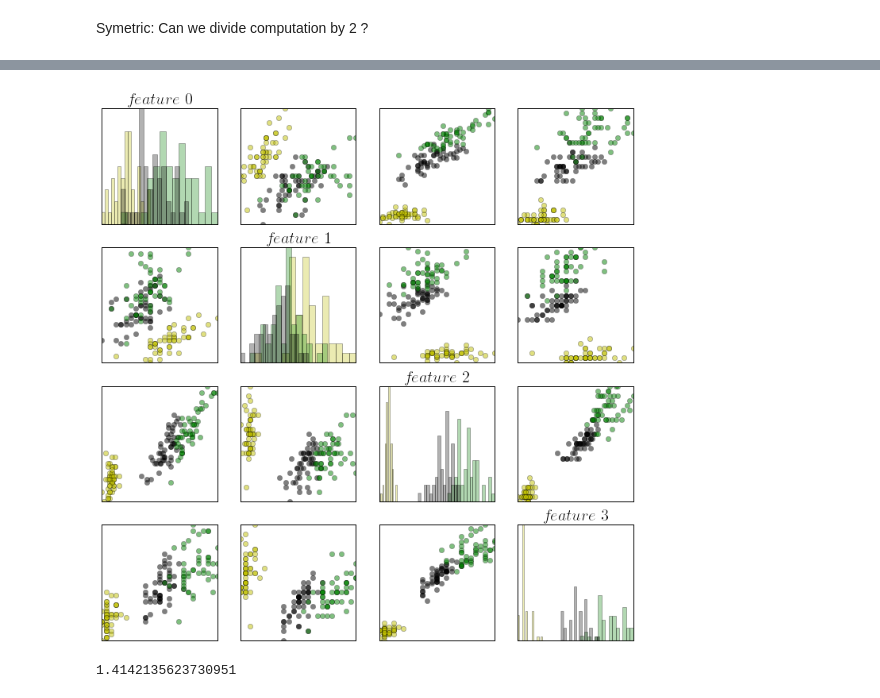
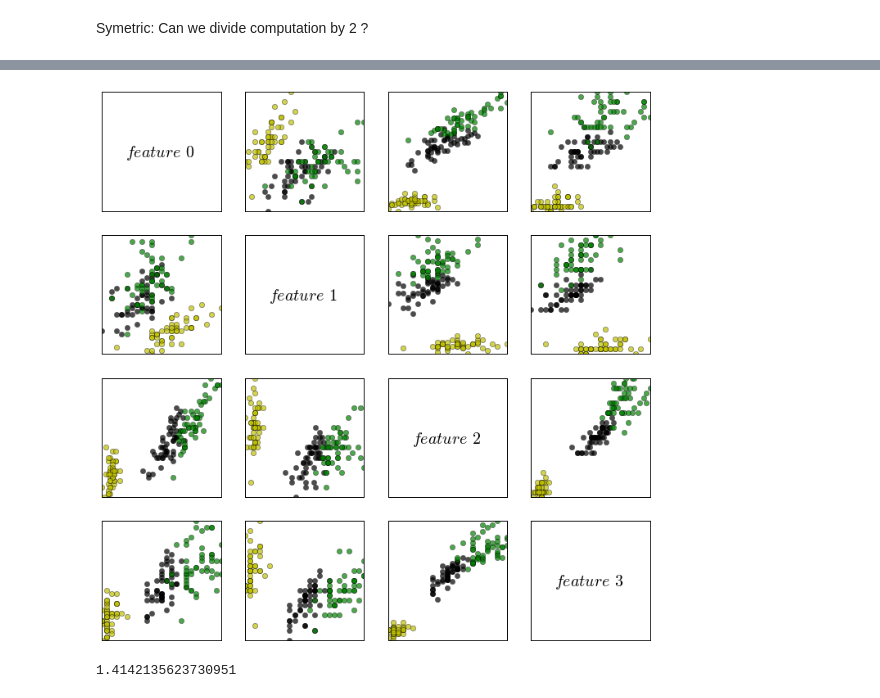
Before and after one commit to ggila/allez, a Jupyter notebook: machine_learning/knn.ipynb, the cells around one changed output, grey strips where cells are left out. Saved outputs shown, nothing was run; the diff lists cells and outputs as text; code cells hidden in the pictures.

```diff
--- a/machine_learning/knn.ipynb
+++ b/machine_learning/knn.ipynb
@@ -149,0 +141,17 @@ Symetric: Can we divide computation by 2 ?
+# %%
+plt.clf()
+
+fig, axes = plt.subplots(4,1)
+fig.set_figheight(15)
+
+for i, ax in enumerate(axes):
+    m = min(min(seto[:,i]), min(versicolo[:,i]), min(virginic[:,i]))
+    M = max(max(seto[:,i]), max(versicolo[:,i]), max(virginic[:,i]))
+    ax.xaxis.set_ticks([m, M])
+    ax.yaxis.set_ticks([])
+    l = np.linspace(m, M, 25)
+    ax.hist(seto[:,i], l, color='y', alpha=0.5)
+    ax.hist(versicolo[:,i], l, color='k', alpha=0.5)
+    ax.hist(virginic[:,i], l, color='g', alpha=0.5)
+
+plt.show()
@@ -150,36 +161,30 @@ Symetric: Can we divide computation by 2 ?
 # %%
-
-
-seto = np.array(setoa, dtype=float)
-versicolo = np.array(versicolor, dtype=float)
-virginic = np.array(virginica, dtype=float)
-
 fig, axes = plt.subplots(4,4, figsize=(12,12))
 
 gen = ((i, j) for i in range(4) for j in range(4))
 
 def plot_ij(ax, i, j):
-    ax.plot(seto[:,i], seto[:,j], 'yo', alpha=0.5)
-    ax.plot(versicolo[:,i], versicolo[:,j], 'ko', alpha=0.5)
-    ax.plot(virginic[:,i], virginic[:,j], 'go', alpha=0.5)
+    ax.plot(seto[:,i], seto[:,j], 'yo', alpha=0.7)
+    ax.plot(versicolo[:,i], versicolo[:,j], 'ko', alpha=0.7)
+    ax.plot(virginic[:,i], virginic[:,j], 'go', alpha=0.7)
 
 def plot_ii(ax, i):
     x = ax.get_xlim()[1]
     y = ax.get_ylim()[1]
-#    ax.text(0.2,0.7, '$feature\, {0}$'.format(i), fontsize=20)
-    ax.set_title('$feature\, {0}$'.format(i), fontsize=20)
-    ax.hist(seto[:,i], 15, color='y', alpha=0.3)
-    ax.hist(virginic[:,i], 15, color='g', alpha=0.3)
-    ax.hist(versicolo[:,i], 15, color='k', alpha=0.3)
+    ax.text(0.2,0.45, '$feature\, {0}$'.format(i), fontsize=20)
+#    ax.set_title('$feature\, {0}$'.format(i), fontsize=20)
+#    ax.hist(seto[:,i], 15, color='y', alpha=0.3)
+#    ax.hist(virginic[:,i], 15, color='g', alpha=0.3)
+#    ax.hist(versicolo[:,i], 15, color='k', alpha=0.3)
 
 for i, j in gen:
     ax = axes[i][j]
     ax.xaxis.set_ticks([])
     ax.yaxis.set_ticks([])
     if i==j: plot_ii(ax, i)
     else: plot_ij(ax,i, j)
 # %% [output]
-[figure, old version]
+[figure, new version]
 # %%
 ax.axis??
 # %%
```
Also changed, not shown: parts of 9 cells of this notebook, 18 other files.
